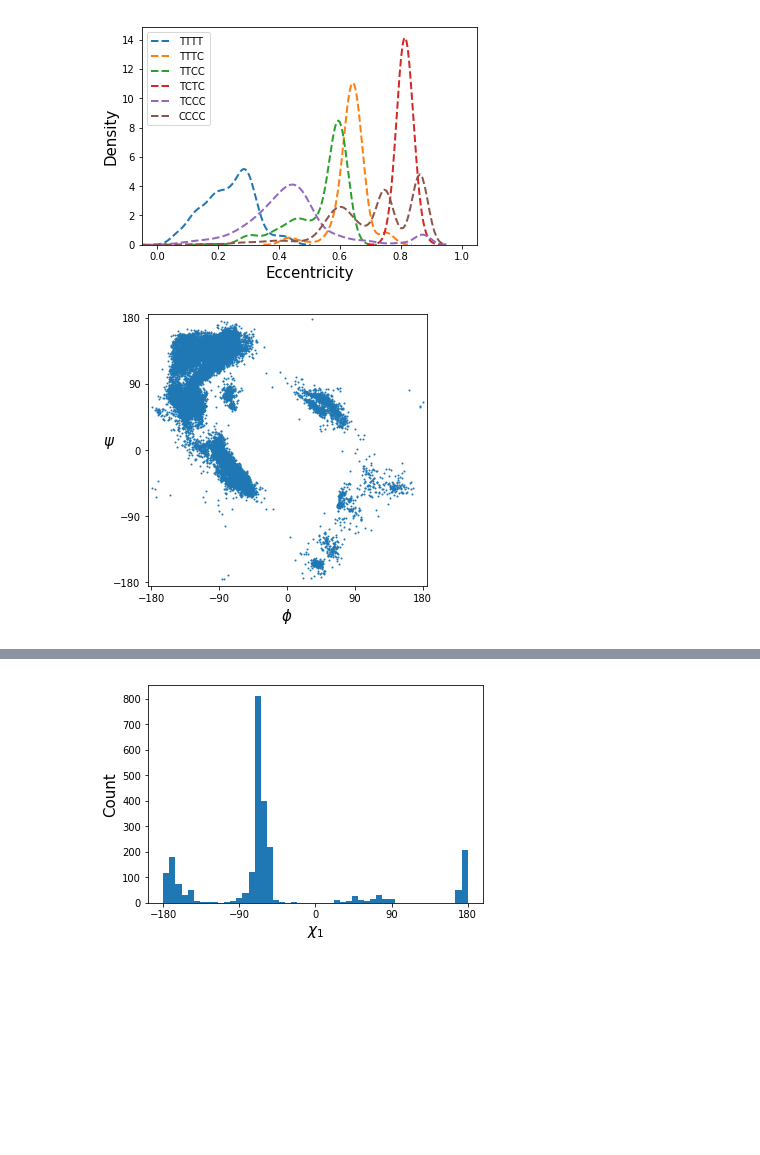
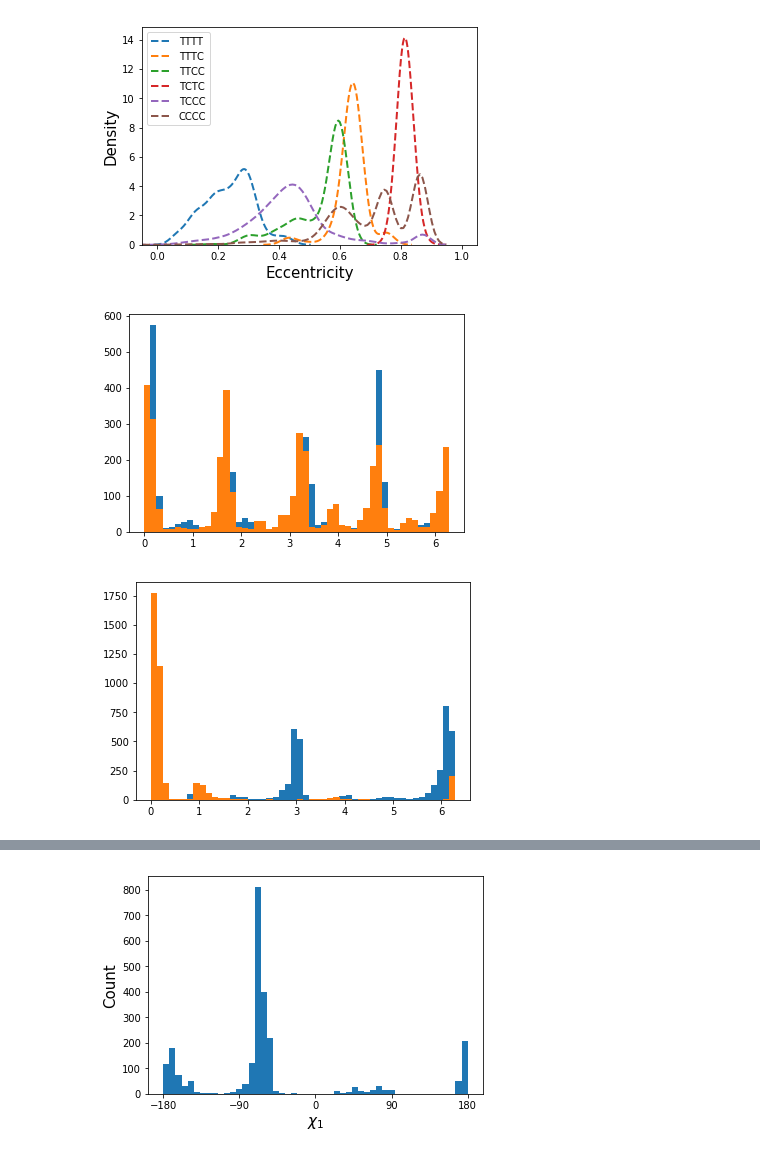
Before and after one commit to lucianlschan/RING, a Jupyter notebook: CTPs Analysis.ipynb, the cells around one changed output, grey strips where cells are left out. Drawn from its saved outputs; the diff is of its cells as text; code cells hidden in the pictures; blank space fills up the shorter version.

```diff
--- a/CTPs Analysis.ipynb
+++ b/CTPs Analysis.ipynb
@@ -70,23 +100,23 @@ plt.savefig("eccentricity.pdf",dpi=150,bbox_inches="tight")
 plt.show()
 # %% [output]
 [figure]
-# %%
-phi_psi_transform = phi_psi.values.reshape(8661*4,2)
-aminoacid = data[["AA1","AA2","AA3","AA4"]].values.reshape(8661*4)
-keep_phi_psi = []
-for i, item in enumerate(aminoacid):
-    if item!="G":
-        keep_phi_psi.append(phi_psi_transform[i])  # exclude Gly phi-psi angle
-phi_psi_frame = pd.DataFrame(keep_phi_psi)
-plt.figure(figsize=(5,5))
-plt.scatter(phi_psi_frame.iloc[:,1],phi_psi_frame.iloc[:,0],s=1)
-plt.xlim(-185,185)
-plt.xticks([-180,-90,0,90,180])
-plt.ylim(-185,185)
-plt.yticks([-180,-90,0,90,180])
-plt.xlabel(r"$\phi$",size=15)
-plt.ylabel(r"$\psi$",size=15,rotation=0)
-plt.savefig("ctps.pdf",bbox_inches="tight",dpi=150)
-plt.show()
-# %% [output]
-[figure, removed]
+# %%
+# Pseudorotation
+cccc_frame = data.iloc[cccc,:]
+ccct_frame = data.iloc[tccc,:]
+tctc_frame = data.iloc[tctc,:]
+ttcc_frame = data.iloc[ttcc,:]
+tttc_frame = data.iloc[tttc,:]
+tttt_frame = data.iloc[tttt,:]
+# %%
+plt.hist(np.mod(ccct_frame["phi2"]-ccct_frame["phi3"],2*np.pi),bins=50)
+plt.hist(np.mod(ccct_frame["phi2"]+ccct_frame["phi3"],2*np.pi),bins=50)
+plt.show()
+# %% [output]
+[figure, added]
+# %%
+plt.hist(np.mod(ccct_frame["phi3"]-ccct_frame["phi5"],2*np.pi),bins=50)
+plt.hist(np.mod(ccct_frame["phi3"]+ccct_frame["phi5"],2*np.pi),bins=50)
+plt.show()
+# %% [output]
+[figure, added]
```
Also changed, not shown: parts of 14 cells of this notebook.
